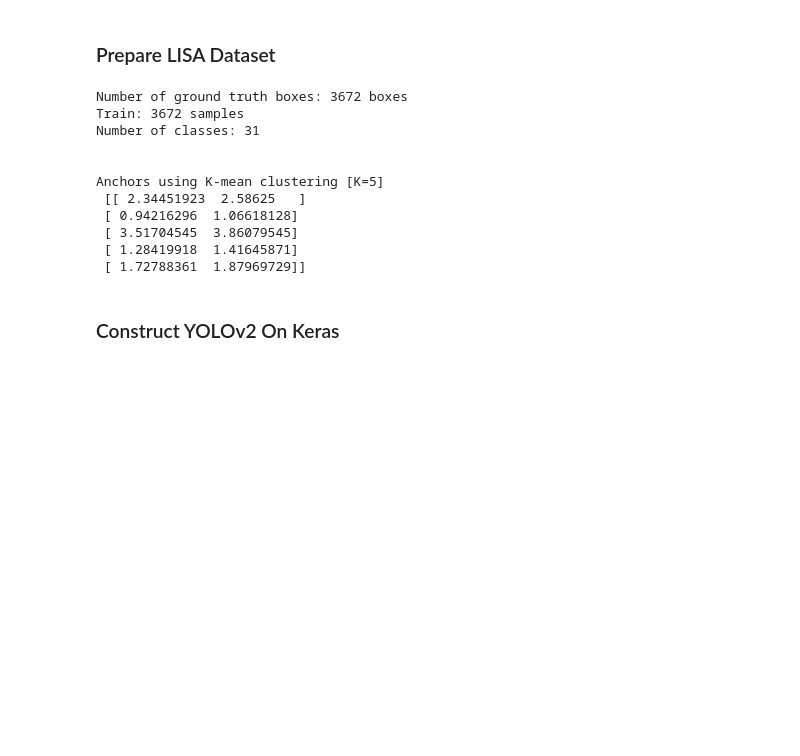
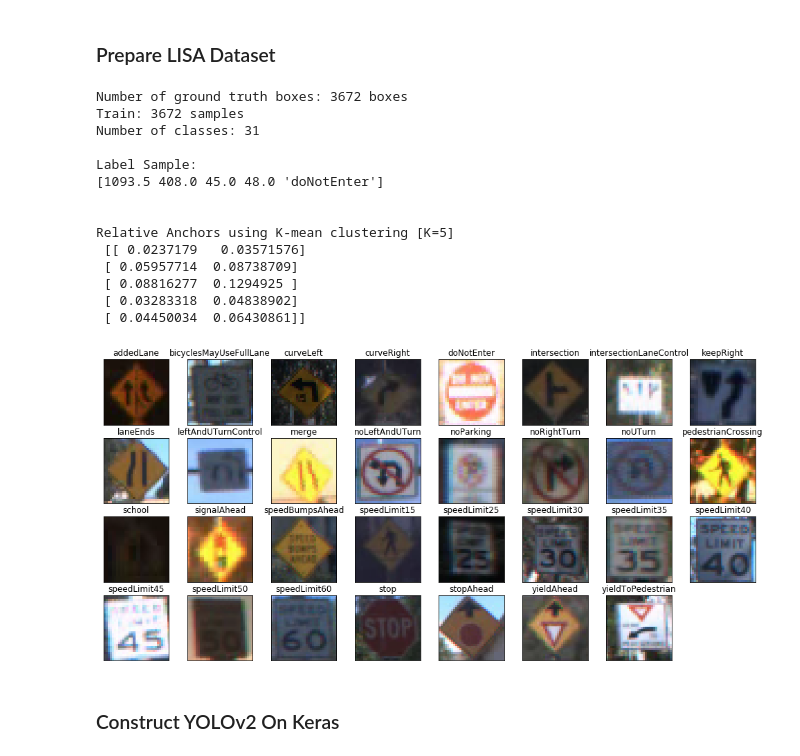
Before and after one commit to datlife/yolov2, a Jupyter notebook: train_yolov2.ipynb, the cells around one changed output. Saved outputs shown, nothing was run; the diff lists cells and outputs as text; code cells hidden in the pictures; blank space fills up the shorter version.

```diff
--- a/train_yolov2.ipynb
+++ b/train_yolov2.ipynb
@@ -18,24 +18,65 @@ Using TensorFlow backend.
 # %%
 lisa_path = "/home/ubuntu/dataset/training/" # Remember the `/` at the end
 pretrained_path = "/home/ubuntu/dataset/darknet19_544.weights"
+
+
 x_train, y_train = load_data('training.txt')
 labels           = np.unique(y_train[:,1])
 num_classes      = len(labels)            # Count number of classes in the dataset
 print("Train: {} samples\nNumber of classes: {}".format(len(x_train),num_classes))
+print("\nLabel Sample: \n{}".format(y_train[0]))
 
-print("\n\nAnchors using K-mean clustering [K=5]\n {}".format(ANCHORS))
+ANCHORS       = np.array(((0.023717899133663362, 0.035715759075907606),
+(0.059577141608391594, 0.08738709207459215),
+(0.08816276658767774, 0.1294924960505529),
+(0.03283318210930825, 0.0483890193566751),
+(0.04450034340659346, 0.064308608058608)))
+print("\n\nRelative Anchors using K-mean clustering [K=5]\n {}".format(ANCHORS))
 # %% [output]
 Number of ground truth boxes: 3672 boxes
 Train: 3672 samples
 Number of classes: 31
 
+Label Sample:
+[1093.5 408.0 45.0 48.0 'doNotEnter']
 
-Anchors using K-mean clustering [K=5]
- [[ 2.34451923  2.58625   ]
- [ 0.94216296  1.06618128]
- [ 3.51704545  3.86079545]
- [ 1.28419918  1.41645871]
- [ 1.72788361  1.87969729]]
+
+Relative Anchors using K-mean clustering [K=5]
+ [[ 0.0237179   0.03571576]
+ [ 0.05957714  0.08738709]
+ [ 0.08816277  0.1294925 ]
+ [ 0.03283318  0.04838902]
+ [ 0.04450034  0.06430861]]
+# %%
+import cv2
+import pandas as pd
+import numpy as np
+from sklearn.utils import shuffle
+import matplotlib.pyplot as plt
+%matplotlib inline
+
+def extract_sign(img, bbox, output_size=(32, 32)):
+    xc, yc, w, h = bbox.x, bbox.y, bbox.w, bbox.h
+    x1   = int(xc - w/2)
+    y1   = int(yc - h/2)
+    x2   = int(xc + w/2)
+    y2   = int(yc + h/2)
+    roi = img[y1:y2, x1:x2]
+    roi = cv2.resize(roi, output_size)
+    return roi
+x_train, y_train = shuffle(x_train, y_train)
+fig = plt.figure(figsize=(17, 8))
+for i, label in enumerate(labels):
+    ax           = fig.add_subplot(4, 8, 1 + i, xticks=[], yticks=[])
+    idx          = np.where(y_train[:, 1] == label)[0][0]
+    img          = cv2.cvtColor(cv2.imread(x_train[idx]), cv2.COLOR_BGR2RGB)
+    box          = y_train[idx][0]
+    sign_only    = extract_sign(img, box, (32, 32)) #  just extract the sign
+    ax.set_title(label)
+    plt.imshow(sign_only)
+plt.show()
+# %% [output]
+[figure, added]
 # %% [markdown]
 ### Construct YOLOv2 On Keras
 # %%
```
Also changed, not shown: parts of 5 cells of this notebook.
